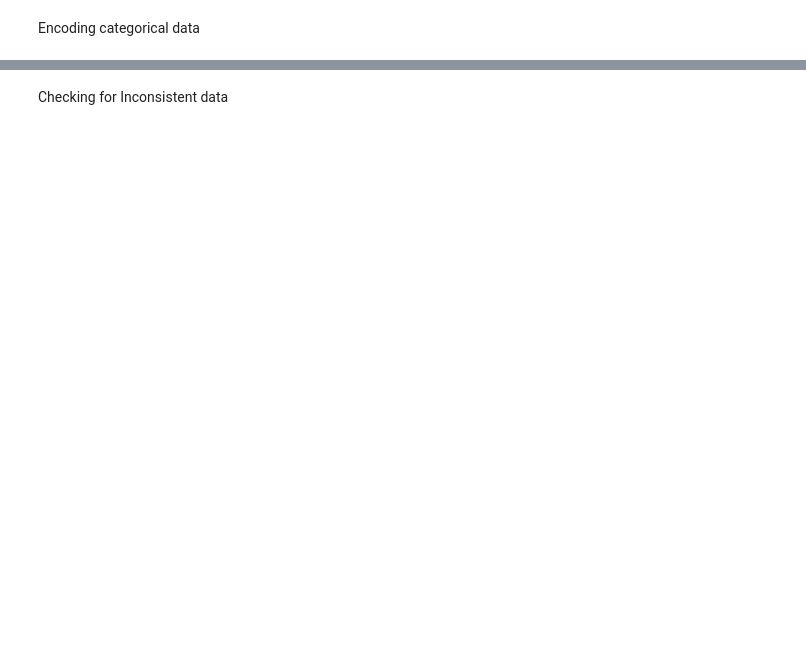
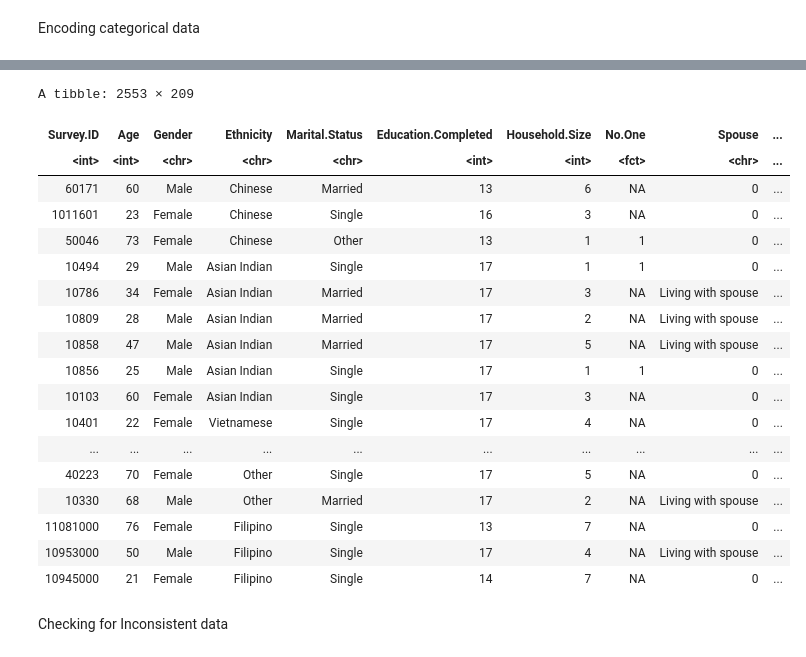
Before and after one commit to SelectBillyFromC/Project699, a Jupyter notebook: Project_699_R.ipynb, the cells around one changed output, grey strips where cells are left out. Cells and saved outputs as stored; diff of their text form; code cells hidden in the pictures; blank space fills up the shorter version.

```diff
--- a/Project_699_R.ipynb
+++ b/Project_699_R.ipynb
@@ -155,6 +148,6 @@ A tibble: 6 × 209
 # %% [markdown]
 Encoding categorical data
 # %%
-tib1$No.One = factor(tib1$No.One,
-              levels = c('Living with no one'),
-              labels = c(1))
+tib2$No.One = factor(tib2$No.One,
+              levels = c('Living with no one', '0'),
+              labels = c(1, 0))
@@ -195,2 +154,24 @@ A tibble: 1336 × 231
+# %%
+tib2
+# %% [output]
+A tibble: 2553 × 209
+| Survey.ID | Age | Gender | Ethnicity | Marital.Status | Education.Completed | Household.Size | No.One | Spouse | ... |
+| <int> | <int> | <chr> | <chr> | <chr> | <int> | <int> | <fct> | <chr> | ... |
+| 60171 | 60 | Male | Chinese | Married | 13 | 6 | NA | 0 | ... |
+| 1011601 | 23 | Female | Chinese | Single | 16 | 3 | NA | 0 | ... |
+| 50046 | 73 | Female | Chinese | Other | 13 | 1 | 1 | 0 | ... |
+| 10494 | 29 | Male | Asian Indian | Single | 17 | 1 | 1 | 0 | ... |
+| 10786 | 34 | Female | Asian Indian | Married | 17 | 3 | NA | Living with spouse | ... |
+| 10809 | 28 | Male | Asian Indian | Married | 17 | 2 | NA | Living with spouse | ... |
+| 10858 | 47 | Male | Asian Indian | Married | 17 | 5 | NA | Living with spouse | ... |
+| 10856 | 25 | Male | Asian Indian | Single | 17 | 1 | 1 | 0 | ... |
+| 10103 | 60 | Female | Asian Indian | Single | 17 | 3 | NA | 0 | ... |
+| 10401 | 22 | Female | Vietnamese | Single | 17 | 4 | NA | 0 | ... |
+| ... | ... | ... | ... | ... | ... | ... | ... | ... | ... |
+| 40223 | 70 | Female | Other | Single | 17 | 5 | NA | 0 | ... |
+| 10330 | 68 | Male | Other | Married | 17 | 2 | NA | Living with spouse | ... |
+| 11081000 | 76 | Female | Filipino | Single | 13 | 7 | NA | 0 | ... |
+| 10953000 | 50 | Male | Filipino | Single | 17 | 4 | NA | Living with spouse | ... |
+| 10945000 | 21 | Female | Filipino | Single | 14 | 7 | NA | 0 | ... |
 # %% [markdown]
 Checking for Inconsistent data
```
Also changed, not shown: parts of 12 cells of this notebook.
